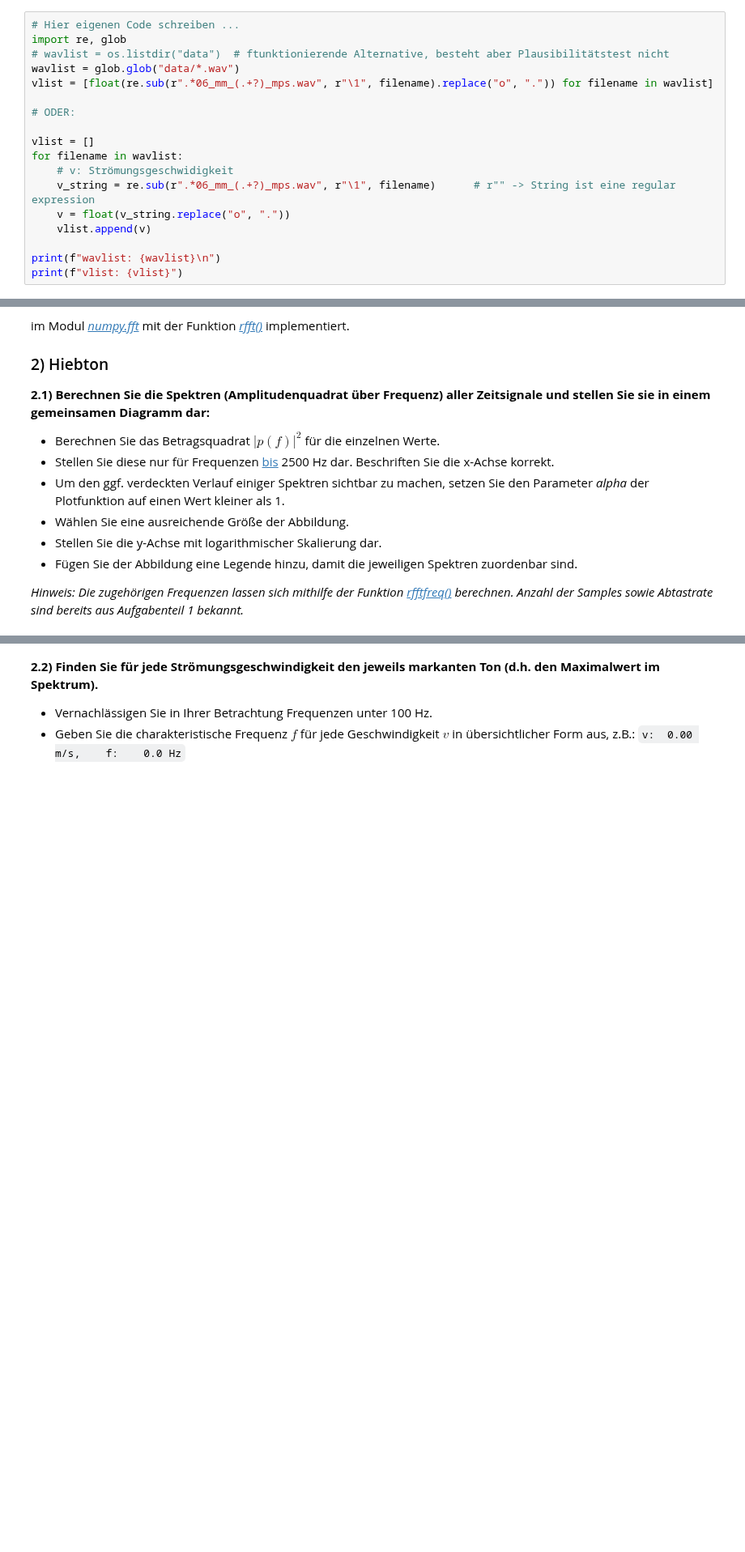
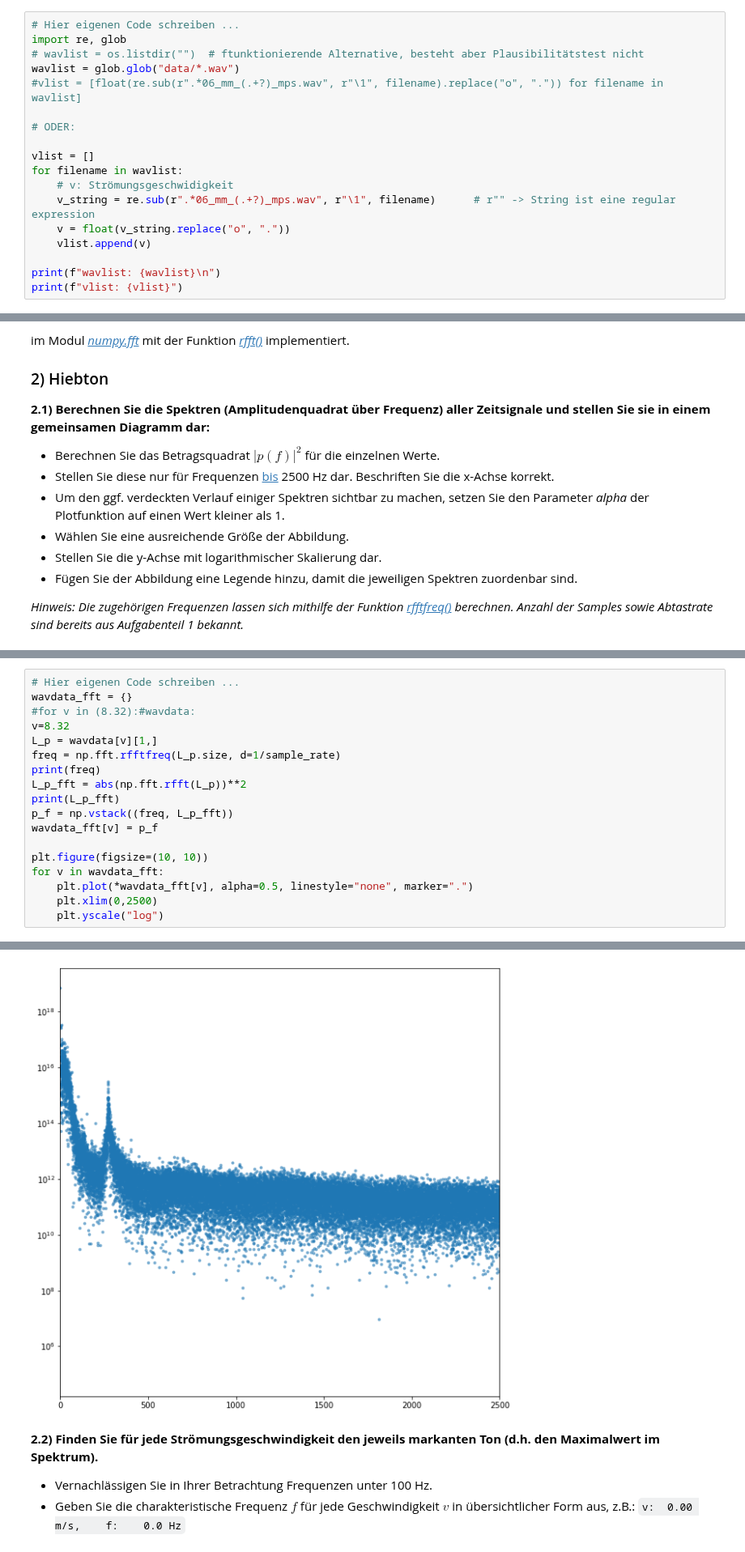
Before and after one commit to JuliusGoelz/Python_fuer_Ingenieure, a Jupyter notebook: HA4_Gruppe280.ipynb, the cells around one changed output, grey strips where cells are left out. Shown at 81% size. Saved outputs shown, nothing was run; the diff lists cells and outputs as text; blank space fills up the shorter version.

```diff
--- a/HA4_Gruppe280.ipynb
+++ b/HA4_Gruppe280.ipynb
@@ -19,9 +19,9 @@ Hinweis: Als Dezimaltrennzeichen wurde für die Geschwindigkeit im Dateinamen ei
 # %%
 # Hier eigenen Code schreiben ...
 import re, glob
-# wavlist = os.listdir("data")  # ftunktionierende Alternative, besteht aber Plausibilitätstest nicht
+# wavlist = os.listdir("")  # ftunktionierende Alternative, besteht aber Plausibilitätstest nicht
 wavlist = glob.glob("data/*.wav")
-vlist = [float(re.sub(r".*06_mm_(.+?)_mps.wav", r"\1", filename).replace("o", ".")) for filename in wavlist]
+#vlist = [float(re.sub(r".*06_mm_(.+?)_mps.wav", r"\1", filename).replace("o", ".")) for filename in wavlist]
 
 # ODER:
 
@@ -94,0 +92,19 @@ Anzahl der Samples sowie Abtastrate sind bereits aus Aufgabenteil 1 bekannt._
+# %%
+# Hier eigenen Code schreiben ...
+wavdata_fft = {}
+#for v in (8.32):#wavdata:
+v=8.32
+L_p = wavdata[v][1,]
+freq = np.fft.rfftfreq(L_p.size, d=1/sample_rate)
+print(freq)
+L_p_fft = abs(np.fft.rfft(L_p))**2
+print(L_p_fft)
+p_f = np.vstack((freq, L_p_fft))
+wavdata_fft[v] = p_f
+
+plt.figure(figsize=(10, 10))
+for v in wavdata_fft:
+    plt.plot(*wavdata_fft[v], alpha=0.5, linestyle="none", marker=".")
+    plt.xlim(0,2500)
+    plt.yscale("log")
+# %% [output]
@@ -95,3 +115,4 @@ Anzahl der Samples sowie Abtastrate sind bereits aus Aufgabenteil 1 bekannt._
+[figure, added]
 # %% [markdown]
 **2.2) Finden Sie für jede Strömungsgeschwindigkeit den jeweils markanten Ton (d.h. den Maximalwert im Spektrum).**
   * Vernachlässigen Sie in Ihrer Betrachtung Frequenzen unter 100 Hz.
```
Also changed, not shown: parts of 3 cells of this notebook.
